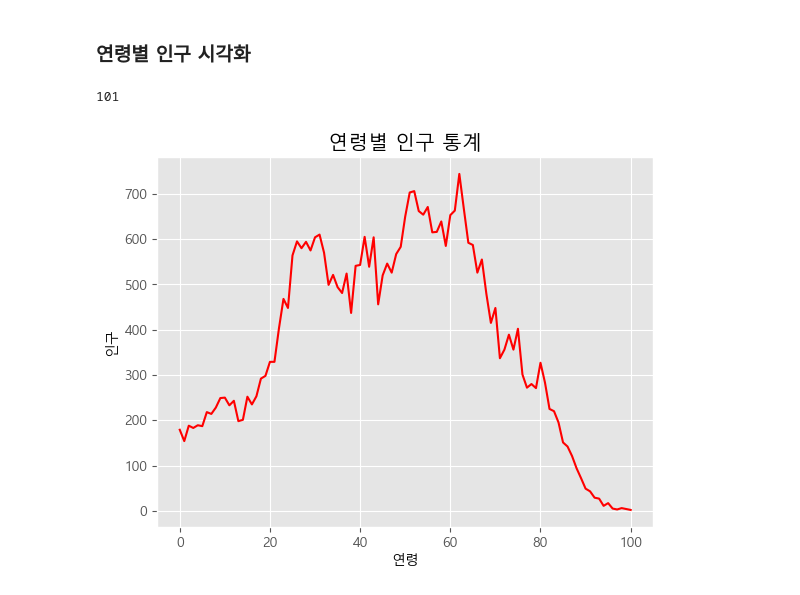
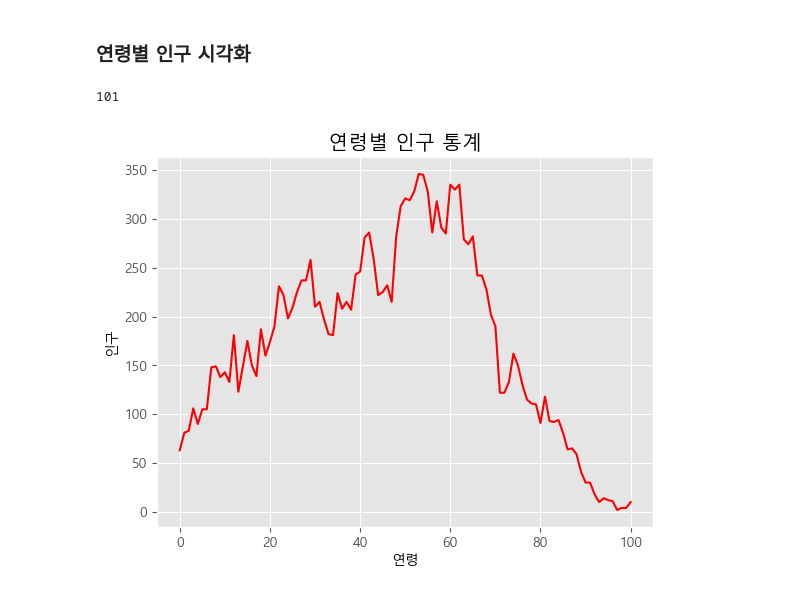
Before and after one commit to kiyongee2/green_data, a Jupyter notebook: population1.ipynb, the cells around one changed output. Drawn from its saved outputs; the diff is of its cells as text; code cells hidden in the pictures.

```diff
--- a/population1.ipynb
+++ b/population1.ipynb
@@ -16,26 +16,26 @@ f.close()
 # %%
 import csv
 import matplotlib.pyplot as plt
 
 with open('datas/age_2023.csv', 'r') as f:
     data = csv.reader(f)
     next(data)
     result = []  # 연령별 인구 저장할 리스트
 
     for row in data:
-        if '불광제1동' in row[0]:
+        if '평창동' in row[0]:
             for i in row[3:]: #3번 인덱스 ~ 104번(104-1)인덱스까지 반복
                 result.append(int(i.replace(",", '')))  # 천단위 구분기호 제거
 
 print(len(row[3:]))
 # print(result)
 plt.rc('font', family='Malgun Gothic')
 plt.style.use("ggplot")  #격자 무늬 스타일
 plt.title("연령별 인구 통계")
 plt.plot(result, 'r')    # result - y축값
 plt.xlabel('연령')
 plt.ylabel('인구')
 plt.show()
 # %% [output]
 101
-[figure, old version]
+[figure, new version]
```
Also changed, not shown: parts of 1 cell of this notebook, 2 other files.
